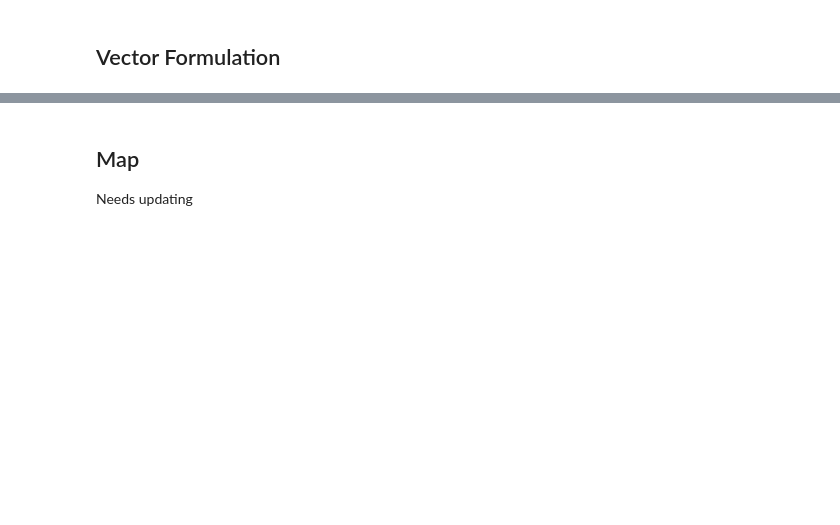
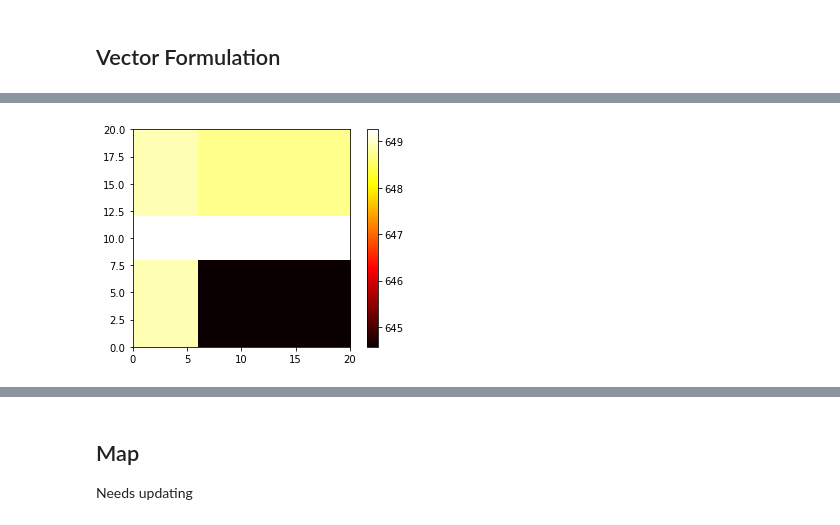
Before and after one commit to hollymc/senior-thesis, a Jupyter notebook: taxiriders-problems.ipynb, the cells around one changed output, grey strips where cells are left out. Cells and saved outputs as stored; diff of their text form; code cells hidden in the pictures; blank space fills up the shorter version.

```diff
--- a/taxiriders-problems.ipynb
+++ b/taxiriders-problems.ipynb
@@ -48,0 +84,42 @@ from class_TP import TP
+# %%
+import class_TP
+reload(class_TP)
+from class_TP import TP
+
+time_windows = [5, 10, 20]
+obj_val = []
+runtimes = []
+
+tp = TP(data)
+for time_window in time_windows:
+    x, problem = tp.problem_window(time_window)
+
+#     sims = 10
+#     run_time = 0
+#     for i in range(sims):
+#         problem.solve()
+#         run_time += problem.solver_stats.solve_time
+#     run_times.append(run_time/sims)
+
+    problem.solve(verbose=True)
+    obj_val.append(-problem.objective.value)
+    runtimes.append(problem.solver_stats.solve_time)
+
+    print("Time Window:", time_window)
+    print("Run Time:", problem.solver_stats.solve_time)
+    print("Objective Value:", -problem.objective.value)
+#     x_val = spa.dok_matrix((tp.num_nodes, tp.num_nodes))
+#     for a in range(tp.num_arcs):
+#         x_val[tp.arcs[a]] = np.around(x[a].value, decimals=2)
+#     print(x_val.tocoo())
+
+plt.figure(1)
+plt.plot(time_windows, runtimes);
+plt.title("Run Time");
+plt.xlabel("Time Window");
+plt.ylabel("Run Time");
+plt.figure(2)
+plt.plot(time_windows, obj_val);
+plt.title("Profit");
+plt.xlabel("Time Window");
+plt.ylabel("Profit");
@@ -77,3 +192,6 @@ ValueError: The truth value of an array with more than one element is ambiguous.
 # %%
-plt.imshow(heat_map, cmap='hot', interpolation='nearest')
+plt.imshow(heat_map, cmap='hot', interpolation='nearest', extent=[0, t_range, 0, t_range])
+plt.colorbar()
 plt.show()
+# %% [output]
+[figure, added]
```
Also changed, not shown: parts of 23 cells of this notebook, 1 other file.
